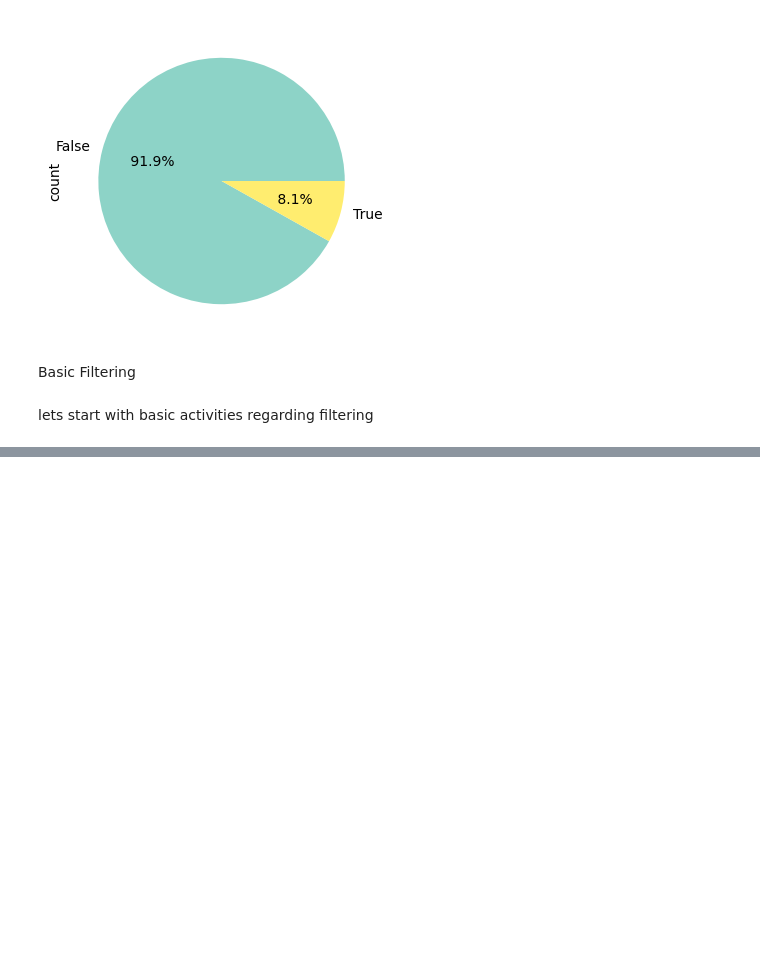
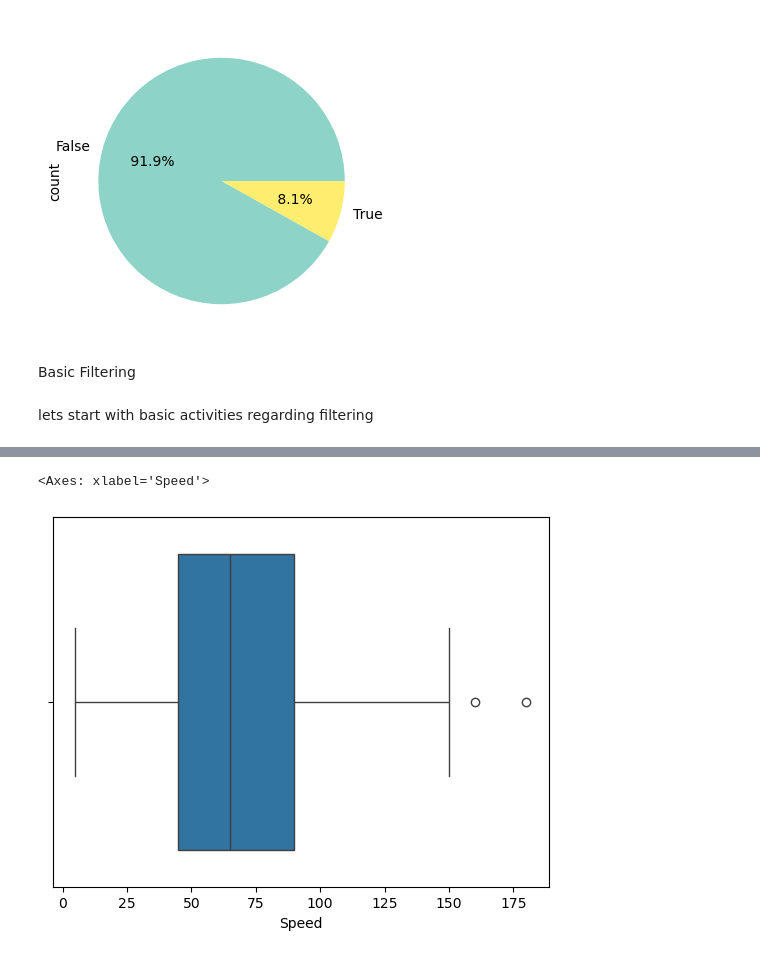
Before and after one commit to CyberWol-12/Python-Pandas-Data-Analysis-Journey, a Jupyter notebook: 01_working_with_english_word/english_word.ipynb, the cells around one changed output, grey strips where cells are left out. Cells and saved outputs as stored; diff of their text form; code cells hidden in the pictures; blank space fills up the shorter version.

```diff
--- a/01_working_with_english_word/english_word.ipynb
+++ b/01_working_with_english_word/english_word.ipynb
@@ -114,0 +169,5 @@ lets start with basic activities regarding filtering
+# %%
+sns.boxplot(data = df, x = 'Speed')
+# %% [output]
+<Axes: xlabel='Speed'>
+[figure, added]
```
Also changed, not shown: parts of 11 cells of this notebook.
